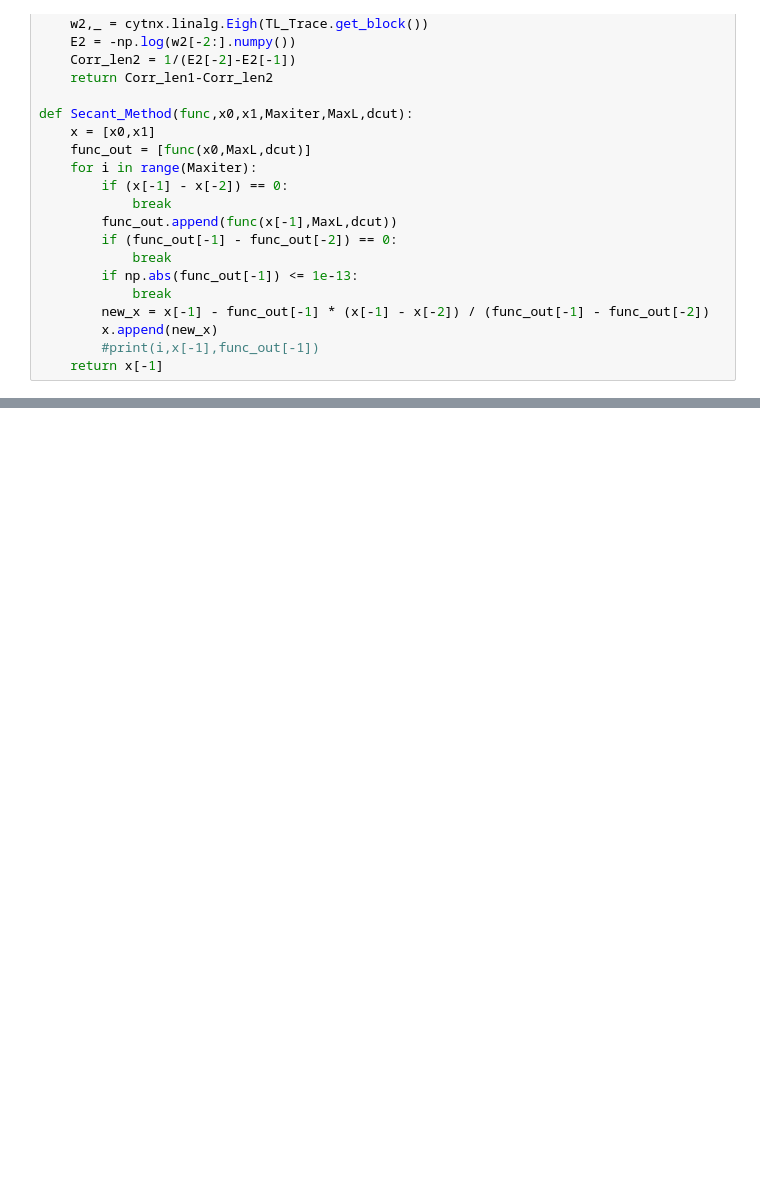
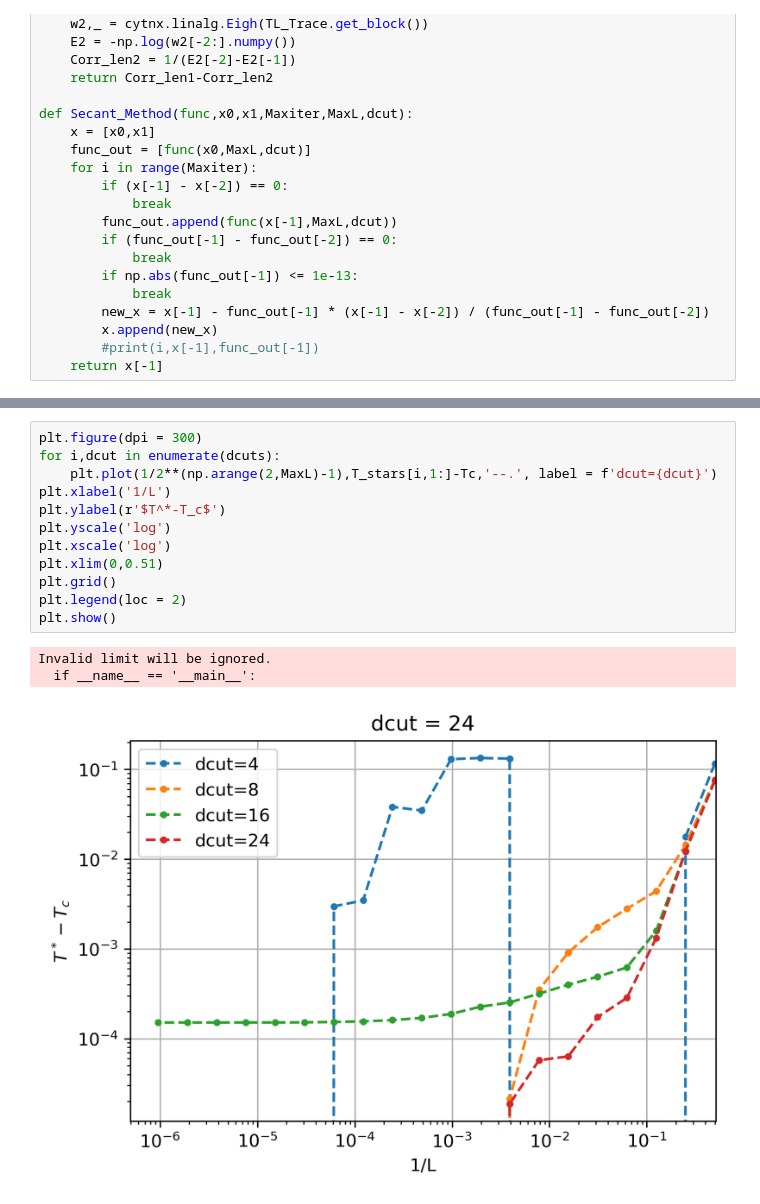
Before and after one commit to TCC0731/11020PHYS401200-Ising-Model, a Jupyter notebook: Cytnx truncate.ipynb, the cells around one changed output, grey strips where cells are left out. Drawn from its saved outputs; the diff is of its cells as text; blank space fills up the shorter version.

Commit message:
main

```diff
--- a/Cytnx truncate.ipynb
+++ b/Cytnx truncate.ipynb
@@ -614,0 +693,16 @@ plt.show()
+# %%
+plt.figure(dpi = 300)
+for i,dcut in enumerate(dcuts):
+    plt.plot(1/2**(np.arange(2,MaxL)-1),T_stars[i,1:]-Tc,'--.', label = f'dcut={dcut}')
+plt.xlabel('1/L')
+plt.ylabel(r'$T^*-T_c$')
+plt.yscale('log')
+plt.xscale('log')
+plt.xlim(0,0.51)
+plt.grid()
+plt.legend(loc = 2)
+plt.show()
+# %% [output]
+Invalid limit will be ignored.
+  if __name__ == '__main__':
+[figure, added]
```
Also changed, not shown: parts of 21 cells of this notebook.
